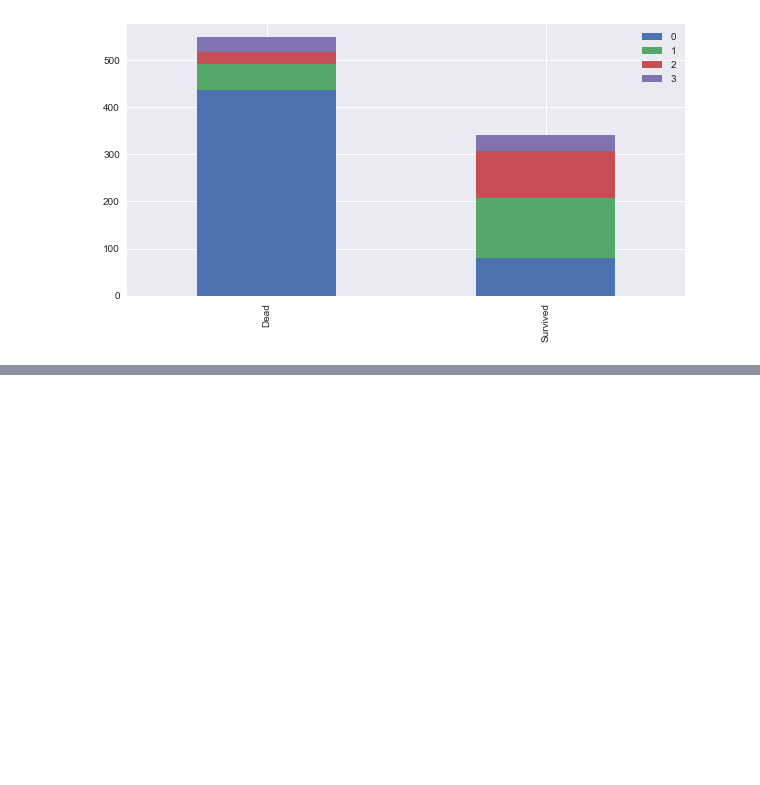
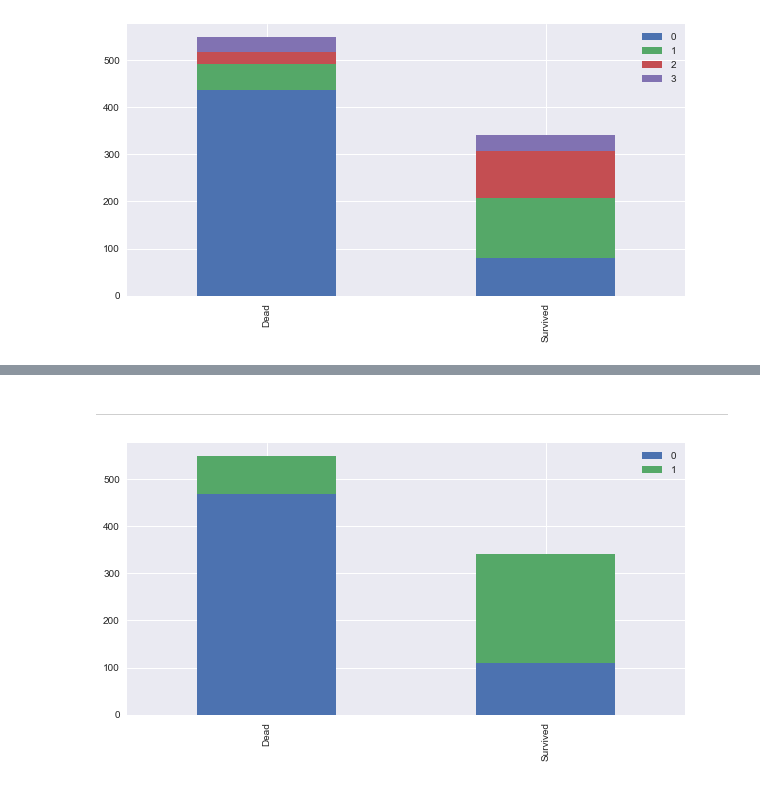
Before and after one commit to lee-kyubong/kaggle, a Jupyter notebook: titanic/kaggle-titanic-py.ipynb, the cells around one changed output, grey strips where cells are left out. Cells and saved outputs as stored; diff of their text form; code cells hidden in the pictures; blank space fills up the shorter version.

```diff
--- a/titanic/kaggle-titanic-py.ipynb
+++ b/titanic/kaggle-titanic-py.ipynb
@@ -199,0 +247,2 @@ bar_chart('Title')
+# %% [markdown]
+--------
@@ -199,0 +253,4 @@ bar_chart('Title')
+# %%
+bar_chart('Sex')
+# %% [output]
+[figure, added]
```
Also changed, not shown: parts of 27 cells of this notebook.
